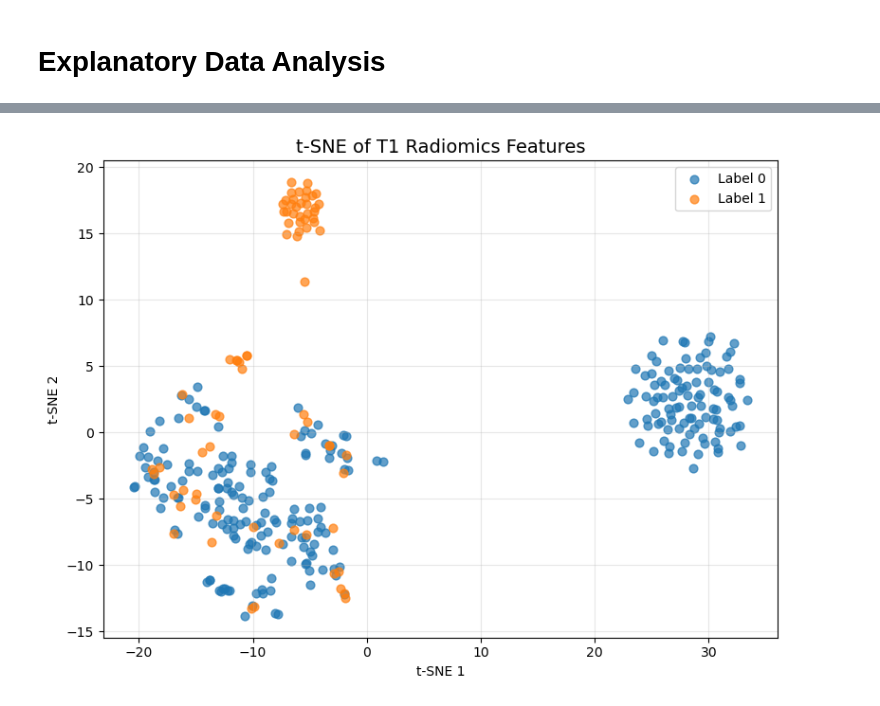
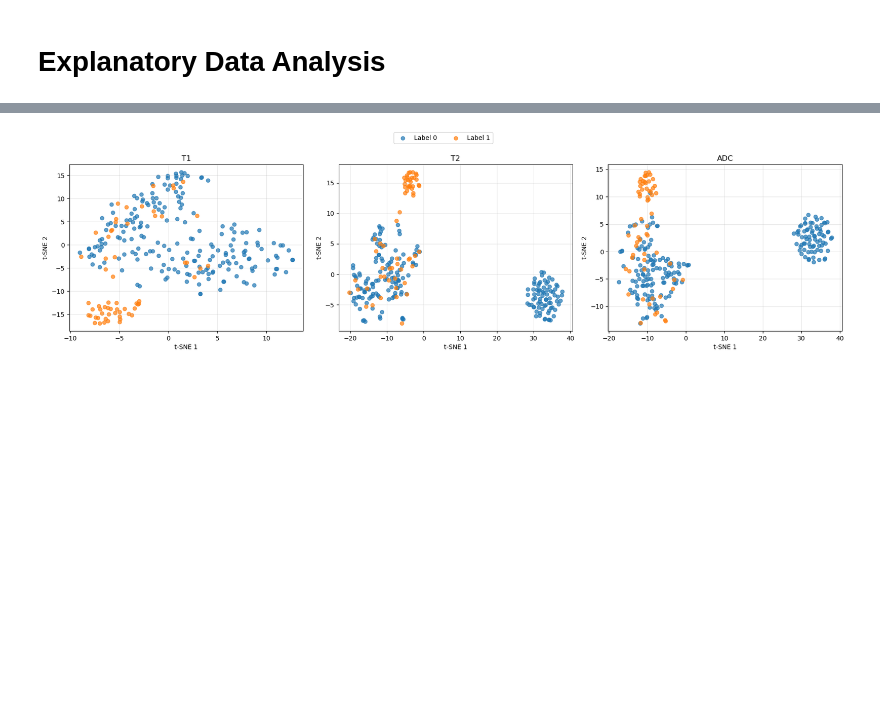
Before and after one commit to wpuzhu/STATS507-Coursework, a Jupyter notebook: code/Explanatory_Data_Analysis.ipynb, the cells around one changed output, grey strips where cells are left out. Saved outputs shown, nothing was run; the diff lists cells and outputs as text; code cells hidden in the pictures; blank space fills up the shorter version.

```diff
--- a/code/Explanatory_Data_Analysis.ipynb
+++ b/code/Explanatory_Data_Analysis.ipynb
@@ -7,7 +10,8 @@ import matplotlib.pyplot as plt
 # %%
-t1_data = pd.read_excel("./multi_omics/T1.xlsx")
-t2_data = pd.read_excel("./multi_omics/T2.xlsx")
-adc_data = pd.read_excel("./multi_omics/ADC.xlsx")
+t1_data = pd.read_excel("../multi_omics/T1.xlsx")
+t2_data = pd.read_excel("../multi_omics/T2.xlsx")
+adc_data = pd.read_excel("../multi_omics/ADC.xlsx")
+post_survey = pd.read_excel("../multi_omics/post_survey.xlsx")
 # %%
 t1_data.head()
 # %% [output]
@@ -179,73 +492,51 @@ To assess the overall geometric consistency across modalities, we computed the p
 # %%
-# 2D T-SNE and plotting
 from sklearn.manifold import TSNE
 
-t1_label = np.asarray(t1_label).ravel()
-t2_label = np.asarray(t2_label).ravel()
-adc_label = np.asarray(adc_label).ravel()
-
-def run_tsne_and_plot(X, y, title, perplexity=30, random_state=42):
-    """
-    Run t-SNE on one dataset and make a scatter plot.
-
-    Parameters
-    ----------
-    X : array-like of shape (n_samples, n_features)
-        Standardized feature matrix.
-    y : array-like of shape (n_samples,)
-        Labels.
-    title : str
-        Plot title.
-    perplexity : int, default=30
-        t-SNE perplexity. Should usually be < n_samples.
-    random_state : int, default=42
-        Random seed for reproducibility.
-
-    Returns
-    -------
-    X_tsne : ndarray of shape (n_samples, 2)
-        2D t-SNE embedding.
-    """
+def run_tsne(X, perplexity=30, random_state=42):
     X = np.asarray(X)
-    y = np.asarray(y).ravel()
-
     tsne = TSNE(
         n_components=2,
         perplexity=perplexity,
         random_state=random_state,
         init="pca",
         learning_rate="auto",
         max_iter=1000
     )
+    return tsne.fit_transform(X)
 
-    X_tsne = tsne.fit_transform(X)
+t1_tsne = run_tsne(train_dict["T1"][0])
+t2_tsne = run_tsne(train_dict["T2"][0])
+adc_tsne = run_tsne(train_dict["ADC"][0])
 
-    plt.figure(figsize=(8, 6))
-    unique_labels = np.unique(y)
+fig, axes = plt.subplots(1, 3, figsize=(18, 5))
 
-    for label in unique_labels:
-        idx = (y == label)
-        plt.scatter(
-            X_tsne[idx, 0],
-            X_tsne[idx, 1],
-            label=f"Label {label}",
+datasets = [
+    ("T1", t1_tsne, train_dict["T1"][1]),
+    ("T2", t2_tsne, train_dict["T2"][1]),
+    ("ADC", adc_tsne, train_dict["ADC"][1]),
+]
+
+for ax, (name, emb, y) in zip(axes, datasets):
+    y = np.asarray(y).ravel()
+
+    for label in np.unique(y):
+        mask = y == label
+        ax.scatter(
+            emb[mask, 0],
+            emb[mask, 1],
             alpha=0.7,
-            s=40
+            s=35,
+            label=f"Label {label}"
         )
 
-    plt.title(title, fontsize=14)
-    plt.xlabel("t-SNE 1")
-    plt.ylabel("t-SNE 2")
-    plt.legend()
-    plt.grid(alpha=0.3)
-    plt.tight_layout()
-    plt.show()
+    ax.set_title(name)
+    ax.set_xlabel("t-SNE 1")
+    ax.set_ylabel("t-SNE 2")
+    ax.grid(alpha=0.3)
 
-    return X_tsne
-
-# Run t-SNE on each standardized dataset
-t1_tsne = run_tsne_and_plot(t1_data_std, t1_label, "t-SNE of T1 Radiomics Features")
-t2_tsne = run_tsne_and_plot(t2_data_std, t2_label, "t-SNE of T2 Radiomics Features")
-adc_tsne = run_tsne_and_plot(adc_data_std, adc_label, "t-SNE of ADC Radiomics Features")
+handles, labels = axes[0].get_legend_handles_labels()
+fig.legend(handles, labels, loc="upper center", ncol=2)
+plt.tight_layout(rect=[0, 0, 1, 0.92])
+plt.show()
 # %% [output]
-[figure, old version]
+[figure, new version]
```
Also changed, not shown: parts of 23 cells of this notebook, 3 other files.
